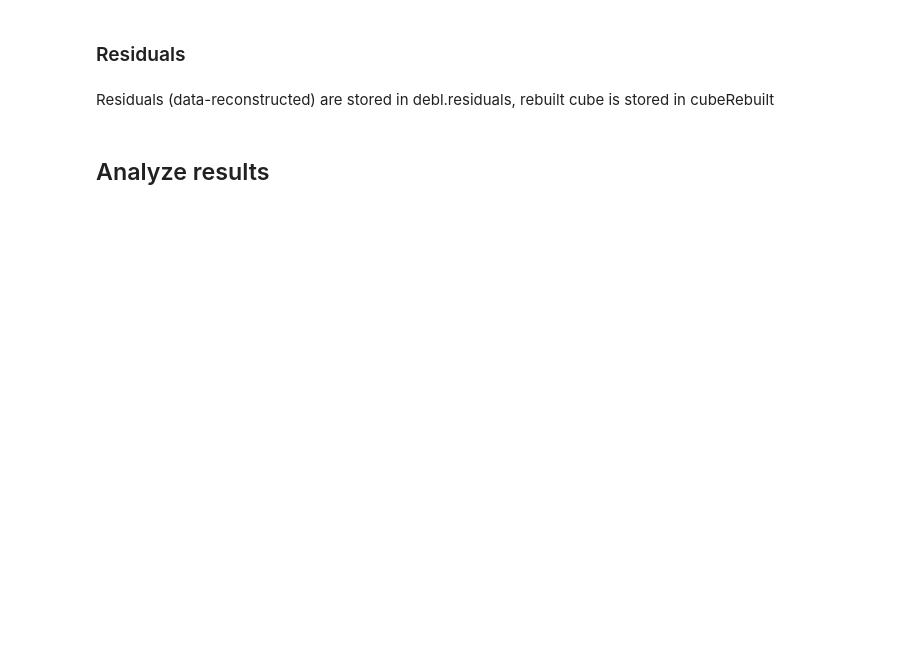
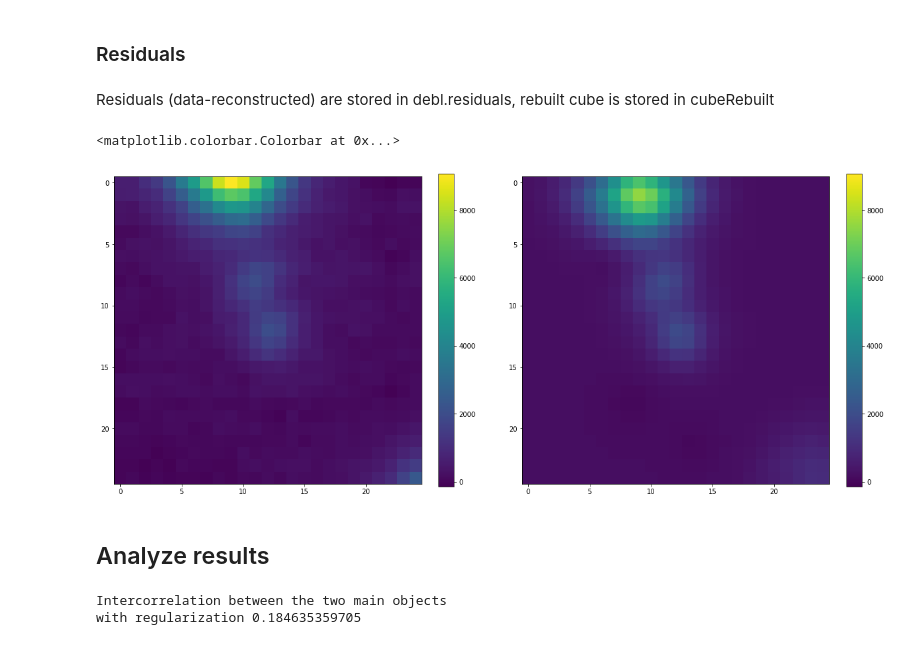
Before and after one commit to musevlt/odhin, a Jupyter notebook: Example Odhin.ipynb, the cells around one changed output. Cells and saved outputs as stored; diff of their text form; code cells hidden in the pictures; blank space fills up the shorter version.

```diff
--- a/Example Odhin.ipynb
+++ b/Example Odhin.ipynb
@@ -66,17 +82,22 @@ Residuals (data-reconstructed) are stored in debl.residuals, rebuilt cube is sto
 # %%
 plt.figure(figsize=(20,10))
 plt.subplot(121)
-_min, _max = np.amin(debl_regul.cubeLR.sum(axis=0)), np.amax(debl_regul.cubeLR.sum(axis=0))
-plt.imshow(debl_regul.cubeLR.sum(axis=0),vmin=_min,vmax=_max)
+_min, _max = np.amin(debl.cubeLR.sum(axis=0)), np.amax(debl.cubeLR.sum(axis=0))
+plt.imshow(debl.cubeLR.sum(axis=0),vmin=_min,vmax=_max)
 plt.colorbar(fraction=0.046)
 plt.subplot(122)
-plt.imshow(debl_regul.cubeRebuilt.sum(axis=0),vmin=_min,vmax=_max)
+plt.imshow(debl.cubeRebuilt.sum(axis=0),vmin=_min,vmax=_max)
 plt.colorbar(fraction=0.046)
+# %% [output]
+<matplotlib.colorbar.Colorbar at 0x...>
+[figure, added]
 # %% [markdown]
 ## Analyze results
 # %%
 from deblend import eval_utils
 # %%
-print "Intercorrelation between the two main objects"
-print "without regularization",eval_utils.calcInterCorr2(debl_noregul.sources[3],debl_noregul.sources[2])
-print "with regularization",eval_utils.calcInterCorr2(debl_regul.sources[3],debl_regul.sources[2])
+print("Intercorrelation between the two main objects")
+print("with regularization",eval_utils.calcInterCorr2(debl.sources[3],debl.sources[2]))
+# %% [output]
+Intercorrelation between the two main objects
+with regularization 0.184635359705
```
Also changed, not shown: parts of 9 cells of this notebook, 2 other files.
